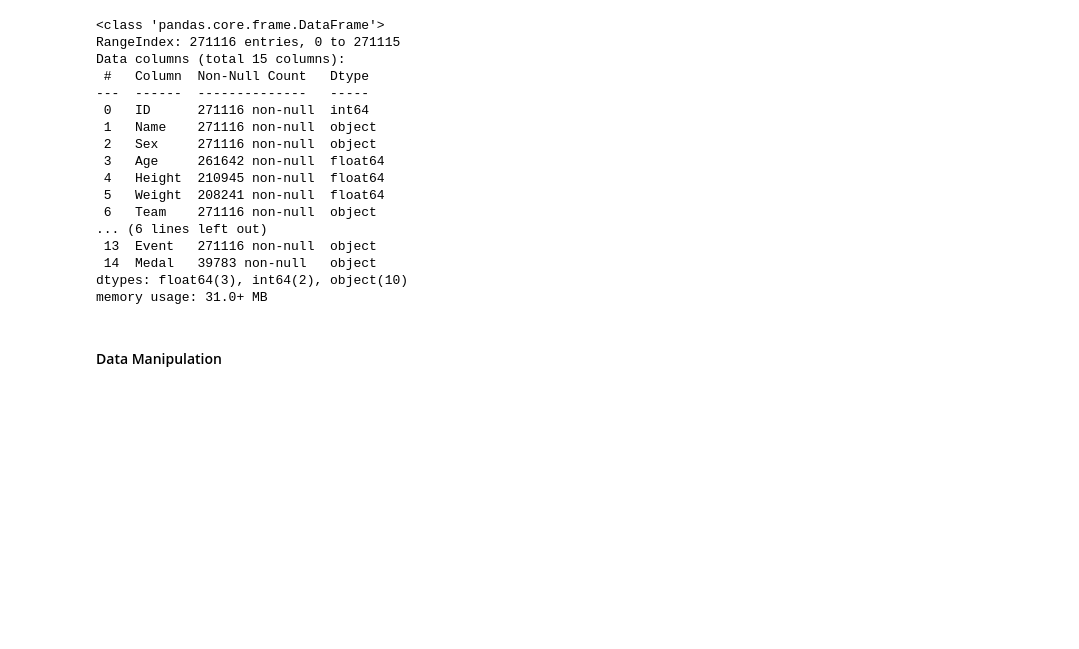
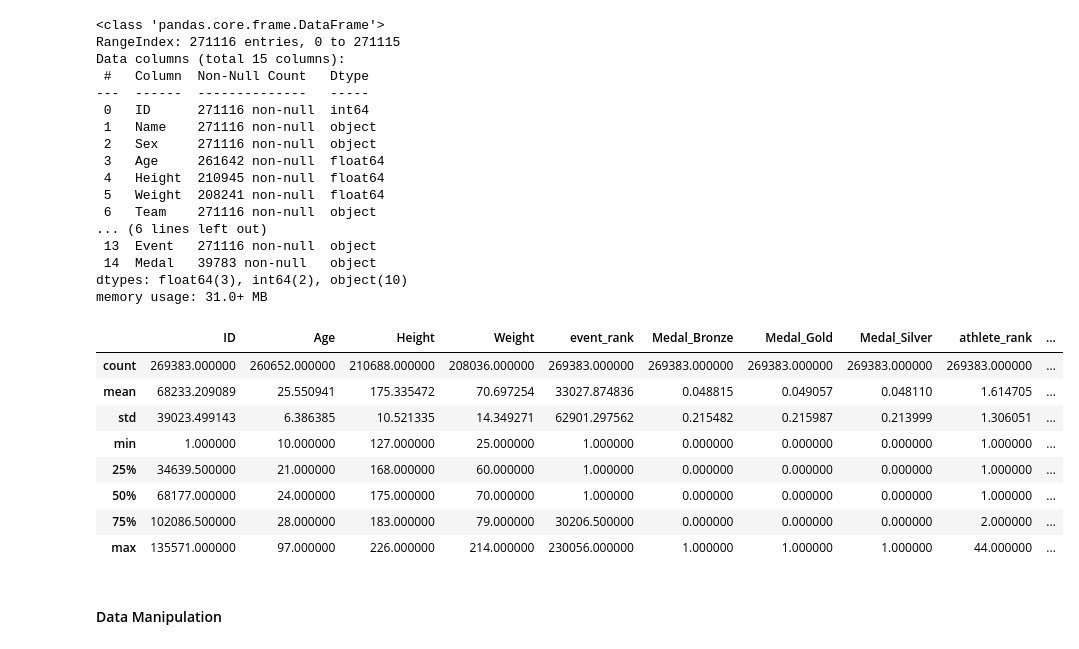
Before and after one commit to prestonb-source/olympic_analysis, a Jupyter notebook: OlympicsNotebook.ipynb, the cells around one changed output. Saved outputs shown, nothing was run; the diff lists cells and outputs as text; code cells hidden in the pictures; blank space fills up the shorter version.

```diff
--- a/OlympicsNotebook.ipynb
+++ b/OlympicsNotebook.ipynb
@@ -47,6 +48,18 @@ Data columns (total 15 columns):
  14  Medal   39783 non-null   object
 dtypes: float64(3), int64(2), object(10)
 memory usage: 31.0+ MB
+# %%
+events.describe()
+# %% [output]
+|  | ID | Age | Height | Weight | event_rank | Medal_Bronze | Medal_Gold | Medal_Silver | athlete_rank | ... |
+| count | 269383.000000 | 260652.000000 | 210688.000000 | 208036.000000 | 269383.000000 | 269383.000000 | 269383.000000 | 269383.000000 | 269383.000000 | ... |
+| mean | 68233.209089 | 25.550941 | 175.335472 | 70.697254 | 33027.874836 | 0.048815 | 0.049057 | 0.048110 | 1.614705 | ... |
+| std | 39023.499143 | 6.386385 | 10.521335 | 14.349271 | 62901.297562 | 0.215482 | 0.215987 | 0.213999 | 1.306051 | ... |
+| min | 1.000000 | 10.000000 | 127.000000 | 25.000000 | 1.000000 | 0.000000 | 0.000000 | 0.000000 | 1.000000 | ... |
+| 25% | 34639.500000 | 21.000000 | 168.000000 | 60.000000 | 1.000000 | 0.000000 | 0.000000 | 0.000000 | 1.000000 | ... |
+| 50% | 68177.000000 | 24.000000 | 175.000000 | 70.000000 | 1.000000 | 0.000000 | 0.000000 | 0.000000 | 1.000000 | ... |
+| 75% | 102086.500000 | 28.000000 | 183.000000 | 79.000000 | 30206.500000 | 0.000000 | 0.000000 | 0.000000 | 2.000000 | ... |
+| max | 135571.000000 | 97.000000 | 226.000000 | 214.000000 | 230056.000000 | 1.000000 | 1.000000 | 1.000000 | 44.000000 | ... |
 # %% [markdown]
 #### Data Manipulation
 # %%
```
Also changed, not shown: parts of 8 cells of this notebook, 1 other file.
